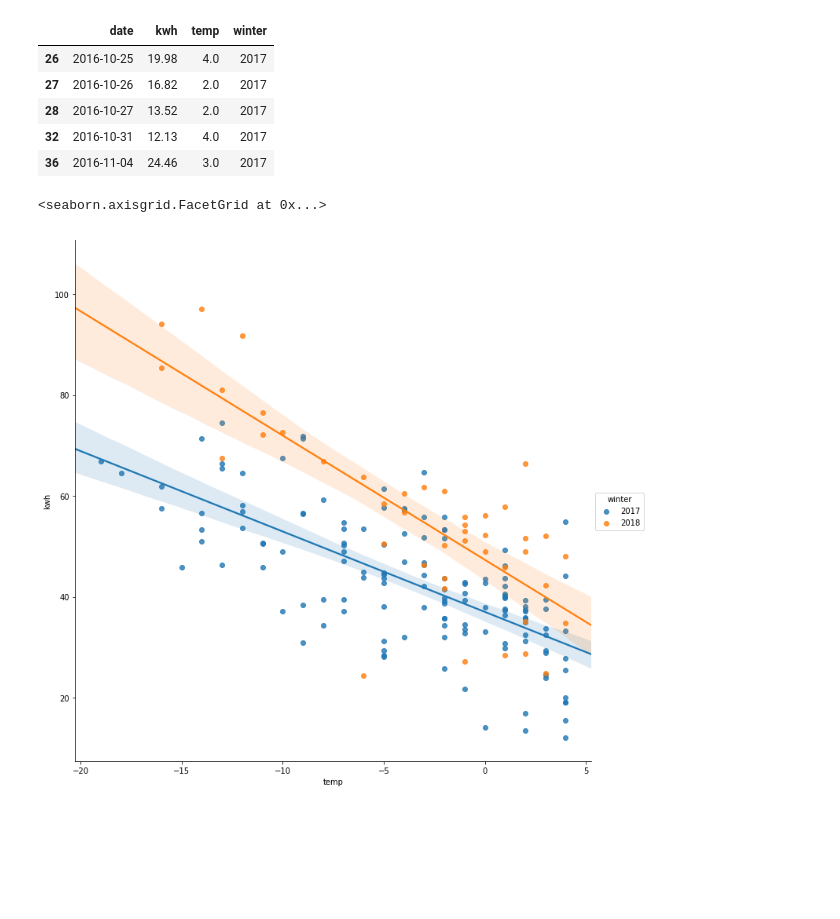
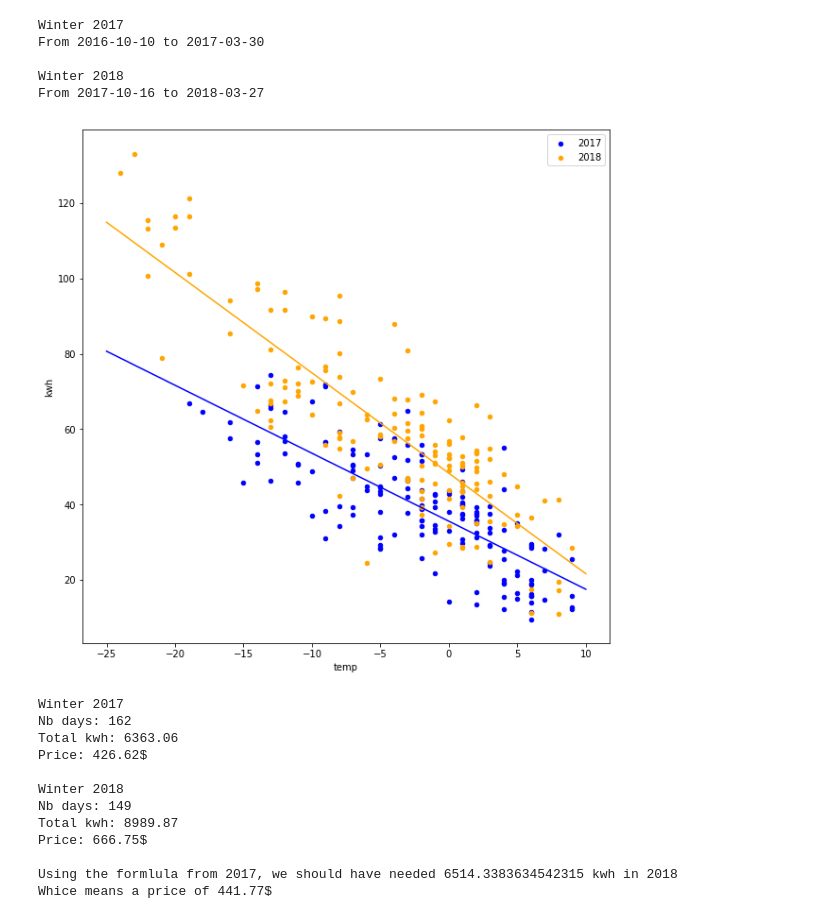
Before and after one commit to simlmx/hydro-quebec-consumption, a Jupyter notebook: hydro-analysis.ipynb, the cells around one changed output. Drawn from its saved outputs; the diff is of its cells as text; code cells hidden in the pictures; blank space fills up the shorter version.

Commit message:
update the notebook and ran with latest data

```diff
--- a/hydro-analysis.ipynb
+++ b/hydro-analysis.ipynb
@@ -17,22 +17,15 @@ from utils import get_winter
 # %%
 data = load_csv_files(*[join('data', f) for f in listdir('data') if f.endswith('.csv')])
 # %%
-# get the data
 df = DataFrame(data).transpose()
 df.index.name = 'date'
 df.reset_index(inplace=True)
-# remove everything above 5 Celcius as we probably don't heat anyway
-df = df[df['temp'] < 5]
+# remove the days where we probably did not heat
+df = df[df['temp'] < 10]
 # add the winter
 df['winter'] = df['date'].apply(lambda date: get_winter(date))
 df.head()
+all_df = df.copy()
-# %% [output]
-|  | date | kwh | temp | winter |
-| 26 | 2016-10-25 | 19.98 | 4.0 | 2017 |
-| 27 | 2016-10-26 | 16.82 | 2.0 | 2017 |
-| 28 | 2016-10-27 | 13.52 | 2.0 | 2017 |
-| 32 | 2016-10-31 | 12.13 | 4.0 | 2017 |
-| 36 | 2016-11-04 | 24.46 | 3.0 | 2017 |
 # %%
 # alt.Chart(df, width=500, height=500).mark_point().encode(
 #     y='kwh',
@@ -40,7 +33,33 @@ df.head()
 #     color='winter:N',
 # )
 # %%
-sns.lmplot(data=df, x='temp', y='kwh', hue='winter', size=10)
+# sns.lmplot(data=all_df, x='temp', y='kwh', hue='winter', size=10)
-# %% [output]
-<seaborn.axisgrid.FacetGrid at 0x...>
-[figure, removed]
+# %%
+# Fit the curve ourselves
+from statsmodels.formula.api import ols
+winters = all_df['winter'].unique()
+dfs = [all_df[all_df['winter'] == w] for w in winters]
+models = [ols('kwh ~ temp', data=df).fit() for df in dfs]
+for winter, df in zip(winters, dfs):
+    print('Winter {}'.format(winter))
+    print('From {} to {}'.format(df['date'].min(), df['date'].max()))
+    print()
+# %% [output]
+Winter 2017
+From 2016-10-10 to 2017-03-30
+
+Winter 2018
+From 2017-10-16 to 2018-03-27
+# %%
+colors = ['blue', 'orange', 'green']
+assert len(winters) <= len(colors), 'We did not plan enough colors!'
+
+linspace = np.linspace(-25, 10, 36)
+
+fig, ax = plt.subplots(figsize=(10, 10))
+for df, color, winter, model in zip(dfs, colors, winters, models):
+    df.plot(kind='scatter', x='temp', y='kwh', label=str(winter), ax=ax, color=color)
+    ys = model.predict(exog={'temp': linspace})
+    ax.plot(linspace, ys.values, color=color)
+# %% [output]
+[figure, added]
@@ -46,0 +77,28 @@ sns.lmplot(data=df, x='temp', y='kwh', hue='winter', size=10)
+# %%
+for w, df in zip(winters, dfs):
+    print('Winter {}'.format(w))
+    print('Nb days: {}'.format(len(df)))
+    print('Total kwh: {}'.format(df['kwh'].sum()))
+    print('Price: {:.2f}$'.format(calculate_price(df['kwh'].values).sum()))
+    print()
+
+idx_from = 0
+idx_to = 1
+theoretical = models[idx_from].predict(exog=dfs[idx_to]['temp']).values
+theoretical_sum = theoretical.sum()
+print("Using the formlula from {}, we should have needed {} kwh in {}".format(
+winters[idx_from], theoretical_sum, winters[idx_to]))
+print('Whice means a price of {:.2f}$'.format(calculate_price(theoretical).sum()))
+# %% [output]
+Winter 2017
+Nb days: 162
+Total kwh: 6363.06
+Price: 426.62$
+
+Winter 2018
+Nb days: 149
+Total kwh: 8989.87
+Price: 666.75$
+
+Using the formlula from 2017, we should have needed 6514.3383634542315 kwh in 2018
+Whice means a price of 441.77$
```
Also changed, not shown: parts of 1 cell of this notebook.
